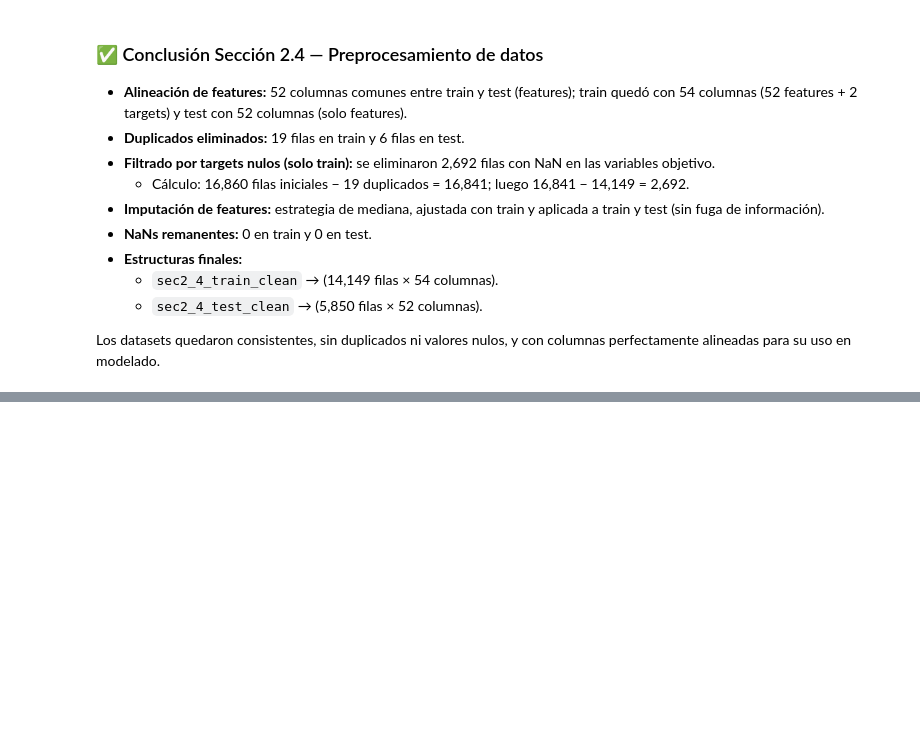
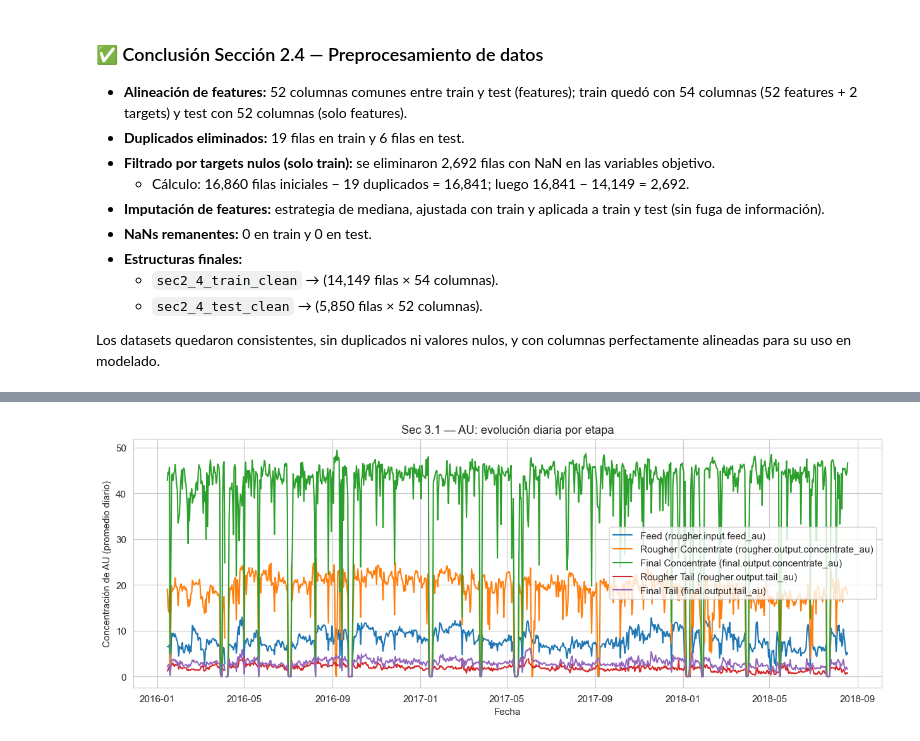
Before and after one commit to cjhirashi/proyecto-sprint-12, a Jupyter notebook: notebooks/gold_recovery_analysis.ipynb, the cells around one changed output, grey strips where cells are left out. Saved outputs shown, nothing was run; the diff lists cells and outputs as text; code cells hidden in the pictures; blank space fills up the shorter version.

```diff
--- a/notebooks/gold_recovery_analysis.ipynb
+++ b/notebooks/gold_recovery_analysis.ipynb
@@ -616,0 +638,81 @@ Los datasets quedaron consistentes, sin duplicados ni valores nulos, y con colum
+# %%
+"""
+3.1 — Evolución de concentraciones metálicas por etapa
+Objetivo: Visualizar la evolución temporal (promedio diario) de Au, Ag y Pb
+a lo largo de las etapas: feed, rougher_conc, final_conc, rougher_tail, final_tail.
+
+Objetos creados (Sección 3.1):
+- sec3_1_metals (list[str])
+- sec3_1_stages (list[str])
+- sec3_1_plot_evolution(df_full, metals, stages)  -> función que genera las gráficas
+"""
+
+import numpy as np
+import pandas as pd
+import matplotlib.pyplot as plt
+
+# 1) Metales y etapas a analizar (importantes)
+sec3_1_metals = ["au", "ag", "pb"]
+sec3_1_stages = ["feed", "rougher_conc", "final_conc", "rougher_tail", "final_tail"]
+
+# 2) Función principal de la subsección (importante)
+def sec3_1_plot_evolution(df_full: pd.DataFrame, metals, stages):
+    """
+    Genera series temporales (promedio diario) para cada metal y etapa disponible.
+    - df_full: DataFrame con columnas originales (incluye *.output.*)
+    - metals: lista de metales, p. ej. ['au','ag','pb']
+    - stages: lista de etapas en orden lógico
+    """
+    # Mapeo local entre etapa -> plantilla de nombre de columna (temporal)
+    _stage_tpl = {
+        "feed":           "rougher.input.feed_{m}",
+        "rougher_conc":   "rougher.output.concentrate_{m}",
+        "final_conc":     "final.output.concentrate_{m}",
+        "rougher_tail":   "rougher.output.tail_{m}",
+        "final_tail":     "final.output.tail_{m}",
+    }
+    _stage_label = {
+        "feed": "Feed",
+        "rougher_conc": "Rougher Concentrate",
+        "final_conc": "Final Concentrate",
+        "rougher_tail": "Rougher Tail",
+        "final_tail": "Final Tail",
+    }
+
+    for m in metals:
+        # Construir series disponibles por metal y etapa
+        _series = []
+        for st in stages:
+            col = _stage_tpl[st].format(m=m)
+            if col in df_full.columns:
+                s = (
+                    df_full[col]
+                    .replace([np.inf, -np.inf], np.nan)
+                    .dropna()
+                    .resample("D")
+                    .mean()
+                )
+                if not s.empty:
+                    _series.append((st, col, s))
+
+        if not _series:
+            print(f"[Sec 3.1] No hay columnas disponibles para {m.upper()}.")
+            continue
+
+        # Gráfica
+        plt.figure(figsize=(11.5, 4.5))
+        for st, col, s in _series:
+            plt.plot(s.index, s.values, label=f"{_stage_label[st]} ({col})", linewidth=1.4)
+
+        plt.title(f"Sec 3.1 — {m.upper()}: evolución diaria por etapa")
+        plt.xlabel("Fecha")
+        plt.ylabel(f"Concentración de {m.upper()} (promedio diario)")
+        plt.grid(True)
+        plt.legend(loc="best")
+        plt.tight_layout()
+        plt.show()
+
+# 3) Ejecutar usando el dataset con salidas (de la sección 2.1)
+sec3_1_plot_evolution(sec2_1_df_full, sec3_1_metals, sec3_1_stages)
+# %% [output]
+[figure, added]
```
Also changed, not shown: parts of 24 cells of this notebook.
